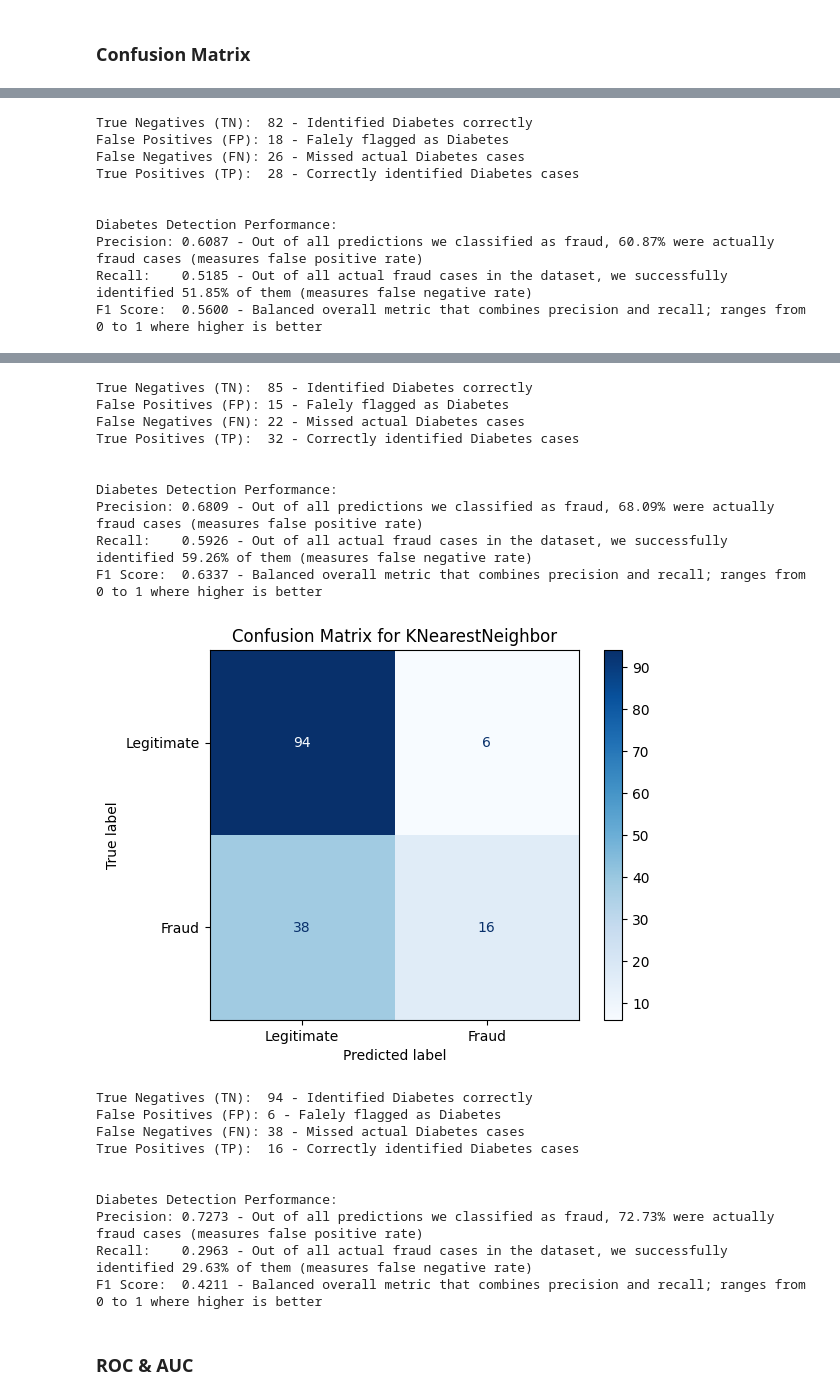
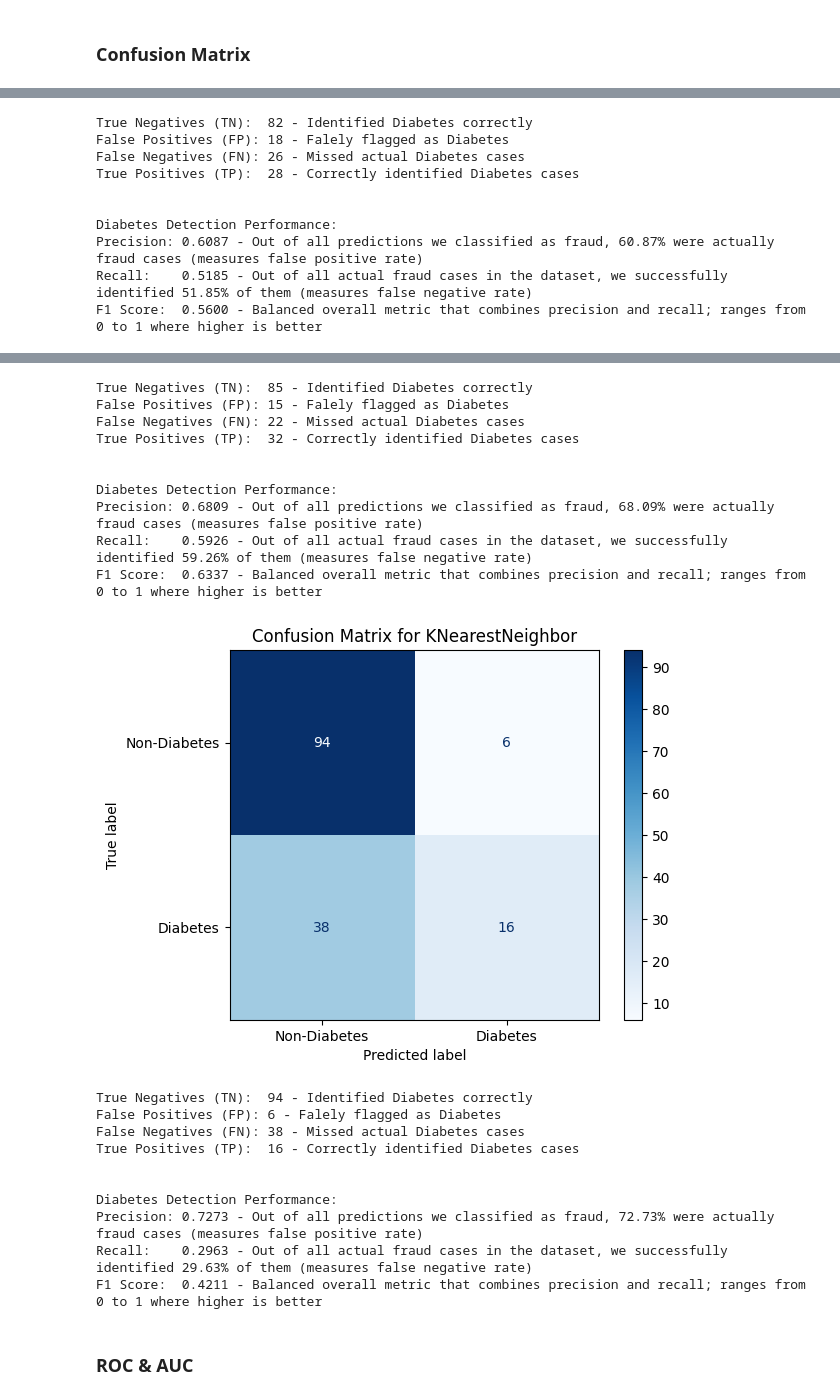
Before and after one commit to Sepehrman/mini-project-2, a Jupyter notebook: notebooks/exploration_and_modelling.ipynb, the cells around one changed output, grey strips where cells are left out. Saved outputs shown, nothing was run; the diff lists cells and outputs as text; code cells hidden in the pictures.

Commit message:
Changed some namings for the labellings

```diff
--- a/notebooks/exploration_and_modelling.ipynb
+++ b/notebooks/exploration_and_modelling.ipynb
@@ -294,10 +294,10 @@ Best F1 Score from Grid Search: 0.6342129858705811
 # %% [markdown]
 ### Confusion Matrix
 # %%
-# do confusion matrix & visualization for all models. Maybe create a method where I can only pass in the model info and it will handle and plot the confusion matrix
+# do confusion matrix & visualization for all models
 def plot_confusion_matrix(y_test, y_pred, model_name):
     cm = confusion_matrix(y_test, y_pred)
-    confusion_matrix_display = ConfusionMatrixDisplay(confusion_matrix=cm, display_labels=['Legitimate', 'Fraud'])
+    confusion_matrix_display = ConfusionMatrixDisplay(confusion_matrix=cm, display_labels=['Non-Diabetes', 'Diabetes'])
     confusion_matrix_display.plot(cmap=plt.cm.Blues)
     plt.title(f'Confusion Matrix for {model_name}')
     plt.show()
@@ -344,14 +344,14 @@ F1 Score:  0.5600 - Balanced overall metric that combines precision and recall;
 True Negatives (TN):  85 - Identified Diabetes correctly
 False Positives (FP): 15 - Falely flagged as Diabetes
 False Negatives (FN): 22 - Missed actual Diabetes cases
 True Positives (TP):  32 - Correctly identified Diabetes cases
 
 
 Diabetes Detection Performance:
 Precision: 0.6809 - Out of all predictions we classified as fraud, 68.09% were actually fraud cases (measures false positive rate)
 Recall:    0.5926 - Out of all actual fraud cases in the dataset, we successfully identified 59.26% of them (measures false negative rate)
 F1 Score:  0.6337 - Balanced overall metric that combines precision and recall; ranges from 0 to 1 where higher is better
-[figure, old version]
+[figure, new version]
 True Negatives (TN):  94 - Identified Diabetes correctly
 False Positives (FP): 6 - Falely flagged as Diabetes
 False Negatives (FN): 38 - Missed actual Diabetes cases
```
Also changed, not shown: parts of 7 cells of this notebook.
